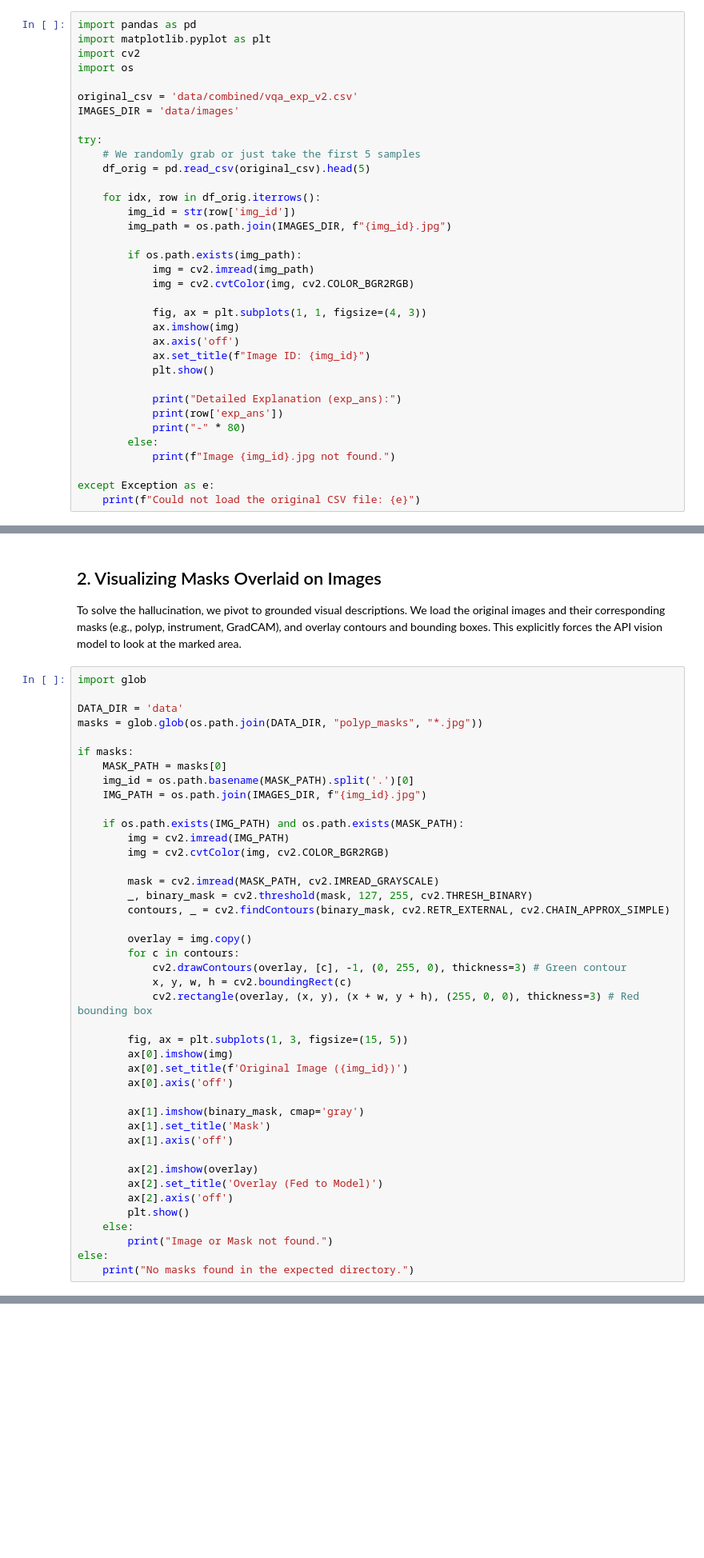
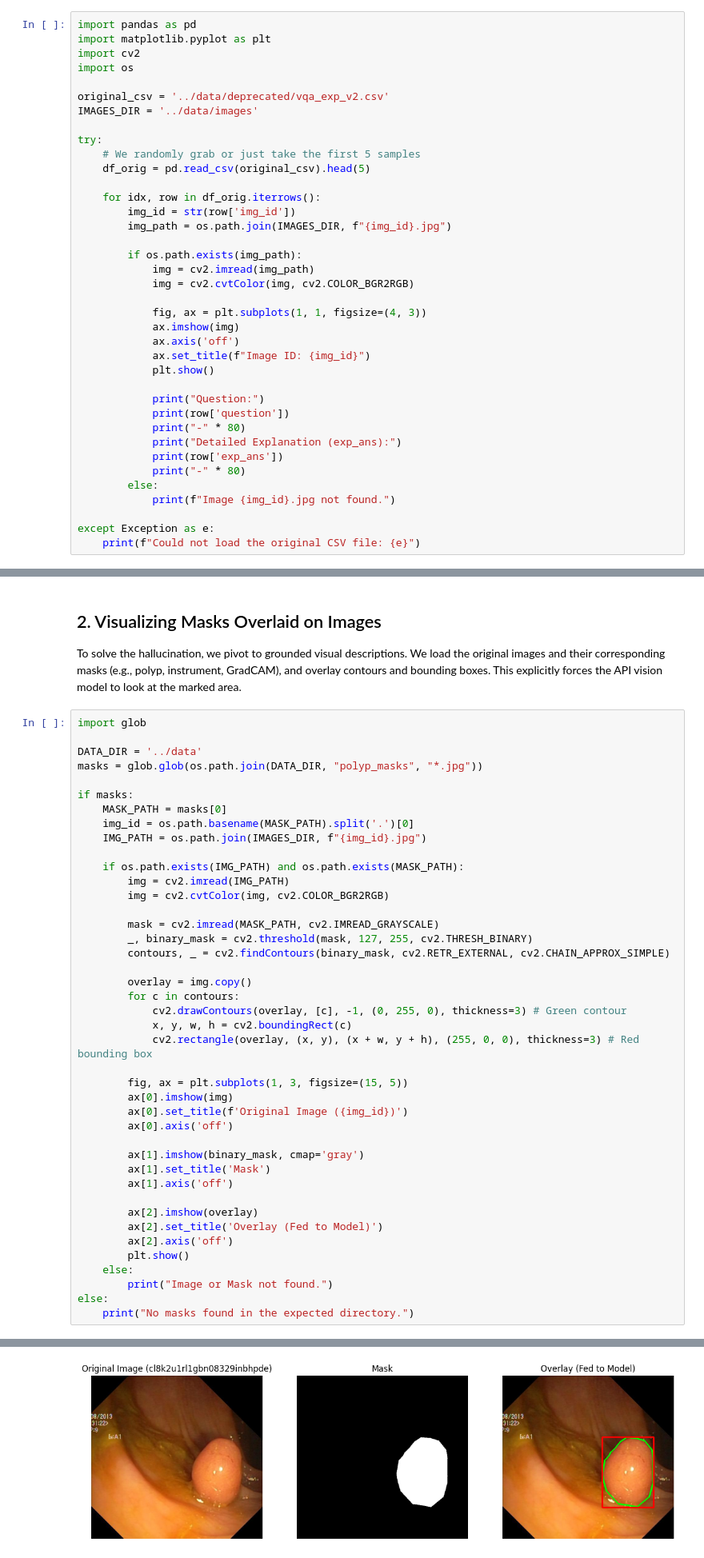
Before and after one commit to itbaans/fyp-mtl-vqa-gi, a Jupyter notebook: new_vis_generator/Solution_Walkthrough.ipynb, the cells around one changed output, grey strips where cells are left out. Shown at 80% size. Drawn from its saved outputs; the diff is of its cells as text; blank space fills up the shorter version.

```diff
--- a/new_vis_generator/Solution_Walkthrough.ipynb
+++ b/new_vis_generator/Solution_Walkthrough.ipynb
@@ -4,8 +4,8 @@ import matplotlib.pyplot as plt
 import cv2
 import os
 
-original_csv = 'data/combined/vqa_exp_v2.csv'
-IMAGES_DIR = 'data/images'
+original_csv = '../data/deprecated/vqa_exp_v2.csv'
+IMAGES_DIR = '../data/images'
 
 try:
     # We randomly grab or just take the first 5 samples
@@ -25,6 +25,9 @@ try:
             ax.set_title(f"Image ID: {img_id}")
             plt.show()
 
+            print("Question:")
+            print(row['question'])
+            print("-" * 80)
             print("Detailed Explanation (exp_ans):")
             print(row['exp_ans'])
             print("-" * 80)
@@ -61,7 +64,7 @@ To solve the hallucination, we pivot to grounded visual descriptions. We load th
 # %%
 import glob
 
-DATA_DIR = 'data'
+DATA_DIR = '../data'
 masks = glob.glob(os.path.join(DATA_DIR, "polyp_masks", "*.jpg"))
 
 if masks:
@@ -105,3 +107,4 @@ Error:
+[figure, added]
 # %% [markdown]
 ## 3. Constructing the Prompt
 
```
Also changed, not shown: parts of 2 cells of this notebook, 4 other files.
